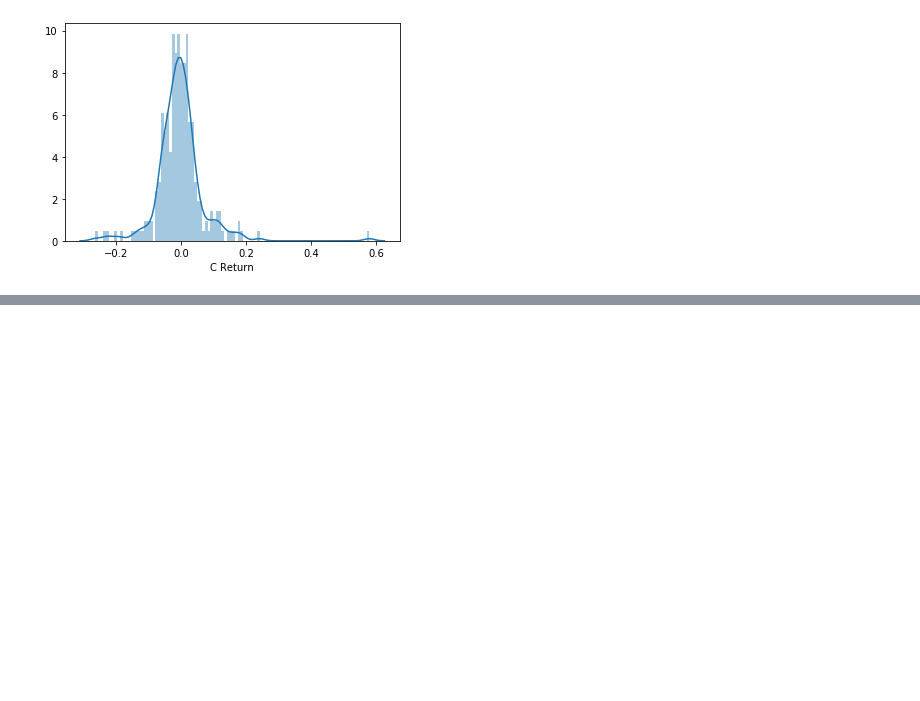
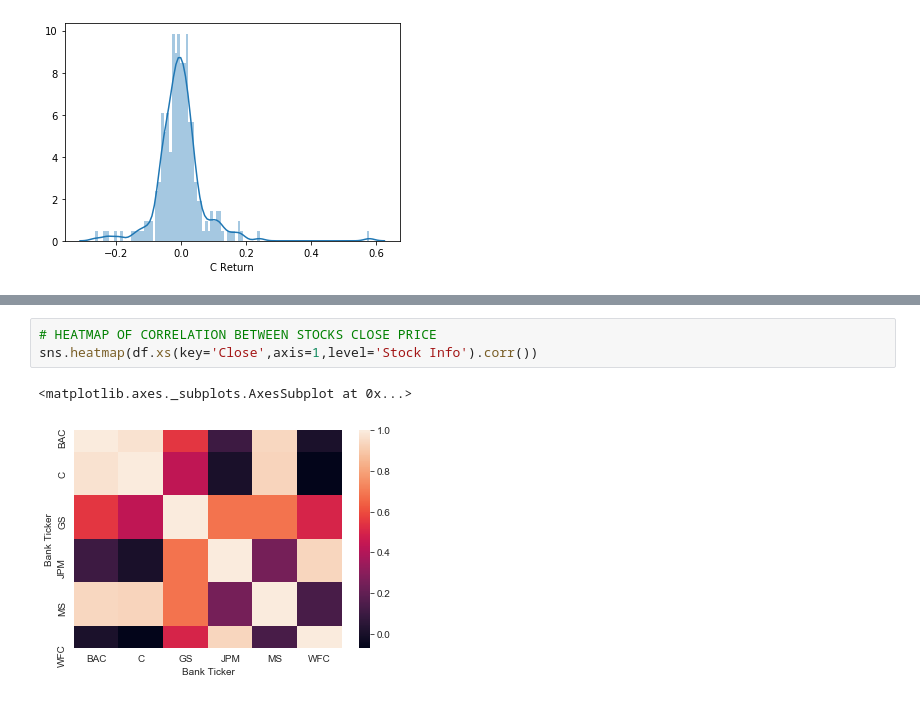
Before and after one commit to JujarP/finance_project, a Jupyter notebook: finance_project.ipynb, the cells around one changed output, grey strips where cells are left out. Saved outputs shown, nothing was run; the diff lists cells and outputs as text; blank space fills up the shorter version.

```diff
--- a/finance_project.ipynb
+++ b/finance_project.ipynb
@@ -143,0 +161,6 @@ sns.distplot(returns.loc['2008-01-01':'2008-12-31']['C Return'],bins=100)
+# %%
+# HEATMAP OF CORRELATION BETWEEN STOCKS CLOSE PRICE
+sns.heatmap(df.xs(key='Close',axis=1,level='Stock Info').corr())
+# %% [output]
+<matplotlib.axes._subplots.AxesSubplot at 0x...>
+[figure, added]
```
Also changed, not shown: parts of 3 cells of this notebook.
